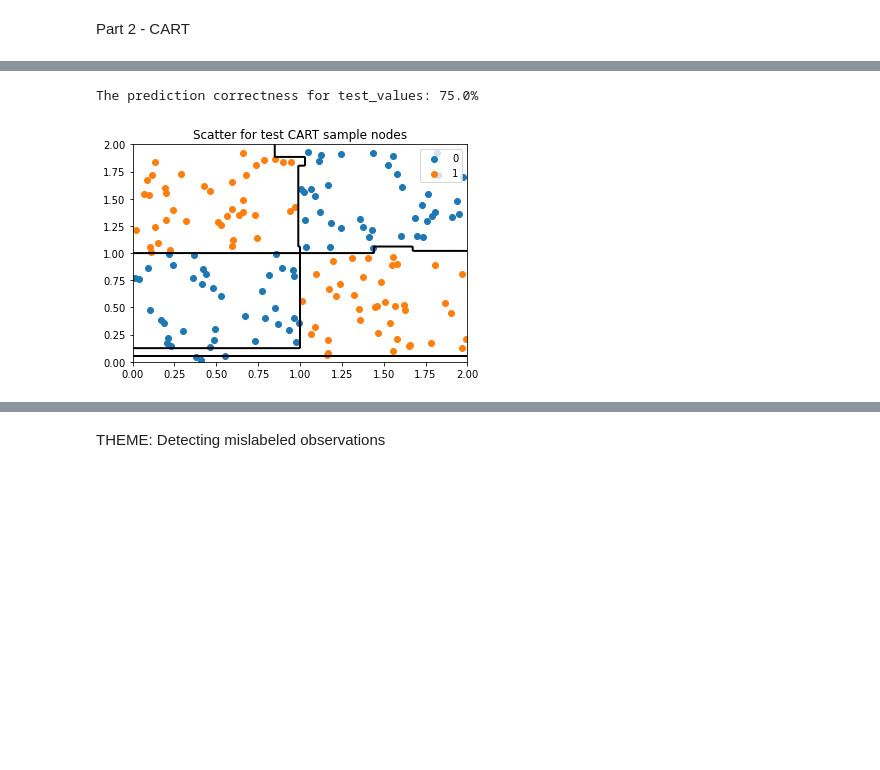
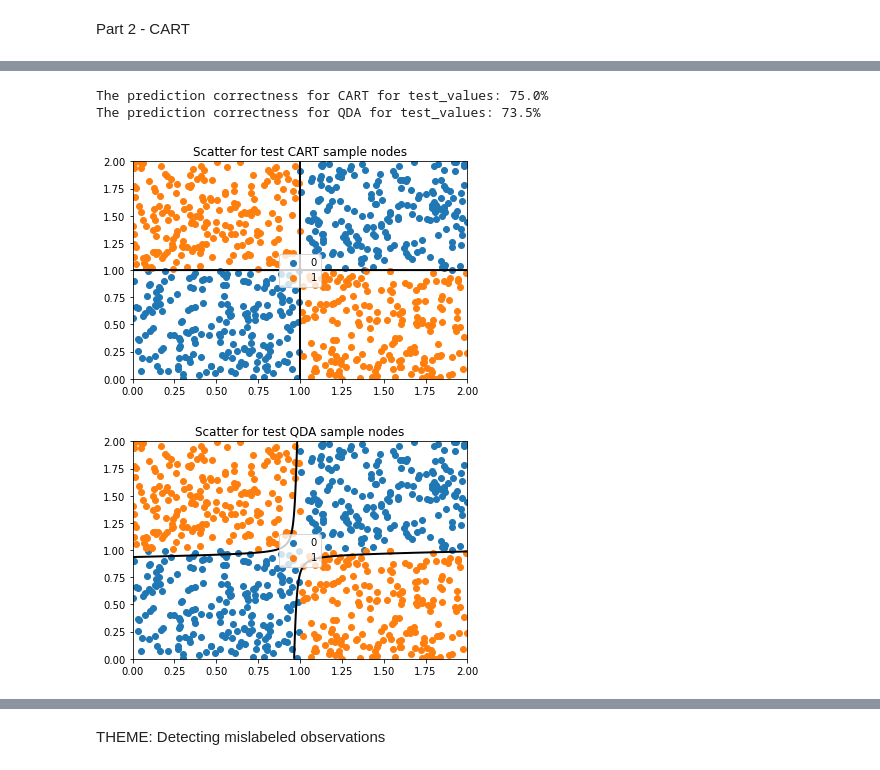
Before and after one commit to antonsandberg/Big-Data, a Jupyter notebook: Project1.ipynb, the cells around one changed output, grey strips where cells are left out. Cells and saved outputs as stored; diff of their text form; code cells hidden in the pictures; blank space fills up the shorter version.

```diff
--- a/Project1.ipynb
+++ b/Project1.ipynb
@@ -110,3 +134,10 @@ X_test = np.zeros((40, 3))
+# %%
+n_train_values = 800
+n_train_values_part = int(n_train_values/4)
+n_test_values = 200
+n_test_values_part = int(n_test_values/4)
+X_train = np.zeros((n_train_values, 3))
+X_test = np.zeros((n_test_values, 3))
 # %%
 # Insert the different ranges
 
@@ -160,25 +206,45 @@ plt.show()
 # %%
-checks = 0
-for i in range(40):
-    prediction = model.predict([X_test[i, :2]])
-    if prediction == X_test[i, 2:]:
-        checks += 1
+checks_1 = 0
+checks_2 = 0
+prediction = model.predict(X_test[:, :2])
+prediction2 = model2.predict(X_test[:, :2])
+for i in range(n_test_values):
+    if prediction[i] == X_test[i, 2:]:
+        checks_1 += 1
+    if prediction2[i] == X_test[i, 2:]:
+        checks_2 += 1
 
-print(f'The prediction correctness for test_values: {checks/40*100}%')
+prediction_cart = model.predict(X_test[:, :2])
+prediction_qda = model2.predict(X_test[:, :2])
+
+
+print(f'The prediction correctness for CART for test_values: {checks_1/n_test_values*100}%')
+print(f'The prediction correctness for QDA for test_values: {checks_2/n_test_values*100}%')
 
 xx, yy = np.meshgrid(np.linspace(0, 2, 200), np.linspace(0, 2, 200))
 X_grid = np.c_[xx.ravel(), yy.ravel()]
-zz_qda = model.predict_proba(X_grid)[:,1].reshape(xx.shape)
-plt.contour(xx, yy, zz_qda, [0.5], linewidths=2., colors='k')
+zz_cart = model.predict_proba(X_grid)[:,1].reshape(xx.shape)
+zz_qda = model2.predict_proba(X_grid)[:,1].reshape(xx.shape)
+plt.contour(xx, yy, zz_cart, [0.5], linewidths=2., colors='k')
 plt.scatter(X_test_0[:, 0], X_test_0[:, 1], label="0")
 plt.scatter(X_test_1[:, 0], X_test_1[:, 1], label="1")
 
 plt.legend()
 plt.title('Scatter for test CART sample nodes')
 plt.show()
+
+plt.contour(xx, yy, zz_qda, [0.5], linewidths=2., colors='k')
+plt.scatter(X_test_0[:, 0], X_test_0[:, 1], label="0")
+plt.scatter(X_test_1[:, 0], X_test_1[:, 1], label="1")
+
+plt.legend()
+plt.title('Scatter for test QDA sample nodes')
+plt.show()
 # %% [output]
-The prediction correctness for test_values: 75.0%
+The prediction correctness for CART for test_values: 75.0%
+The prediction correctness for QDA for test_values: 73.5%
-[figure, old version]
+[figure, new version]
+[figure, added]
 # %%
 # Load UCI breast cancer dataset with column names and remove ID column
 uci_bc_data = pd.read_csv(
```
Also changed, not shown: parts of 11 cells of this notebook.
